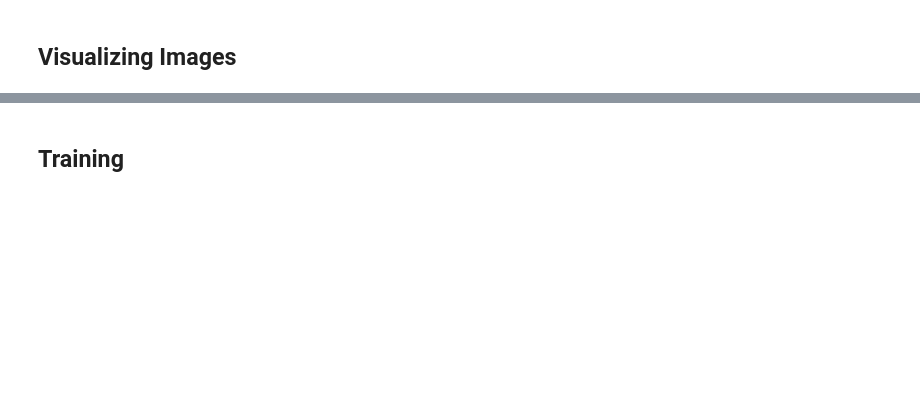
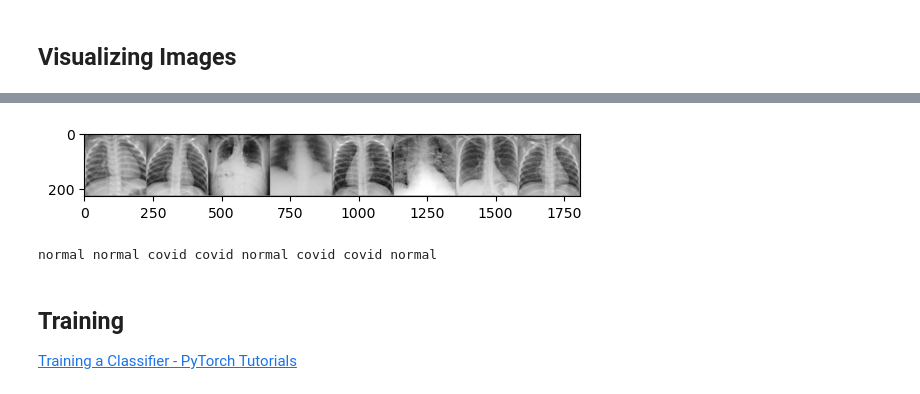
Before and after one commit to irisxu02/pytorch-projects, a Jupyter notebook: Detecting covid-19 from chest x-rays.ipynb, the cells around one changed output, grey strips where cells are left out. Cells and saved outputs as stored; diff of their text form; code cells hidden in the pictures; blank space fills up the shorter version.

Commit message:
Transform and train

```diff
--- a/Detecting covid-19 from chest x-rays.ipynb
+++ b/Detecting covid-19 from chest x-rays.ipynb
@@ -67,7 +75,26 @@ transform_norm = transforms.Compose([transforms.Resize(256),
                                     transforms.RandomHorizontalFlip(),
                                     transforms.ToTensor(),
                                     transforms.Normalize(mean, std)])
-normalized_dataset = torchvision.datasets.ImageFolder(data_dir, transform=transform_norm)
-data_loader = DataLoader(normalized_dataset,
-                    batch_size=batch_size,
-                    shuffle=True)
+
+norm_dataset = torchvision.datasets.ImageFolder(data_dir, transform=transform_norm)
+
+# Split into 85% training and 20% testing
+train_size = int(0.85 * len(dataset))
+test_size = len(dataset) - train_size
+print(f'training: {train_size}, testing: {test_size}')
+
+train_dataset, test_dataset = torch.utils.data.random_split(norm_dataset, [train_size, test_size])
+
+# Use a WeightedRandomSampler to oversample the minority class
+y_train = [dataset.targets[i] for i in train_dataset.indices]
+_, train_class_count = np.unique(y_train, return_counts=True)
+print(f'training counts by class: covid {train_class_count[0]}, normal {train_class_count[1]}')
+class_weight = 1. / train_class_counts
+print(f'class weights: {class_weight}')
+samples_weight = np.array([weight[t] for t in y_train])
+samples_weight = torch.from_numpy(samples_weight).double()
+sampler = WeightedRandomSampler(samples_weight, num_samples=train_size)
+# TODO: try training with shuffle vs with sampler
+# TODO: can also try replacement=False
+train_loader = DataLoader(train_dataset, batch_size=batch_size, sampler=sampler)
+test_loader = DataLoader(test_dataset, batch_size=batch_size, sampler=sampler)
@@ -106,3 +107,24 @@ show_images(normal_files, "normal")
+# %%
+def imshow(img):
+    inv_normalize = transforms.Normalize(torch.mul(-mean, 1/std), 1/std)
+    img = inv_normalize(img)   # unnormalize
+    npimg = img.numpy()
+    plt.imshow(np.transpose(npimg, (1, 2, 0)))
+    plt.show()
+
+
+# get some random training images
+dataiter = iter(train_loader)
+images, labels = next(dataiter)
+classes = ('covid', 'normal')
+# show images
+imshow(torchvision.utils.make_grid(images))
+# print labels
+print(' '.join(f'{classes[labels[j]]:5s}' for j in range(batch_size)))
+# %% [output]
+[figure, added]
+normal normal covid covid normal covid covid normal
 # %% [markdown]
 ## Training
+[Training a Classifier - PyTorch Tutorials](https://pytorch.org/tutorials/beginner/blitz/cifar10_tutorial.html)
 # %%
```
Also changed, not shown: parts of 11 cells of this notebook.
